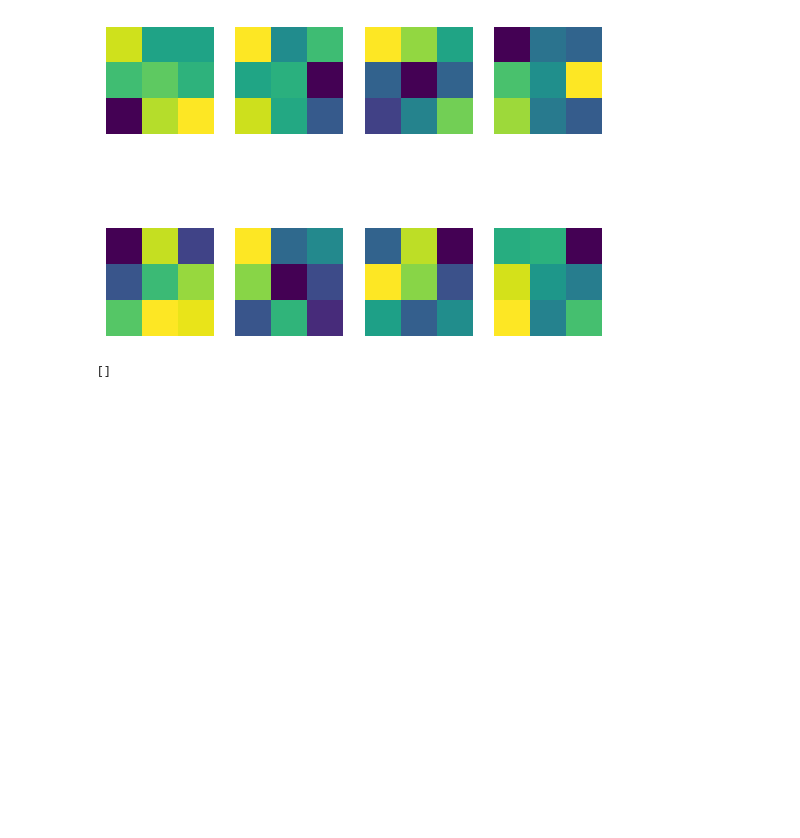
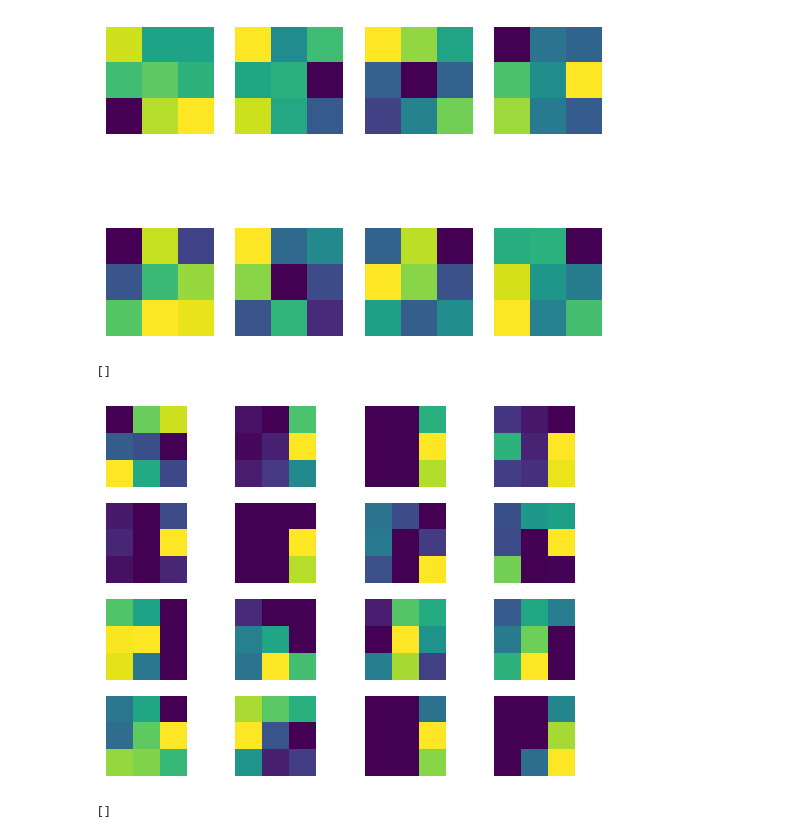
Before and after one commit to EricJahns/CNNvsFCC, a Jupyter notebook: main.ipynb, the cells around one changed output. Drawn from its saved outputs; the diff is of its cells as text; code cells hidden in the pictures; blank space fills up the shorter version.

```diff
--- a/main.ipynb
+++ b/main.ipynb
@@ -340,6 +359,20 @@ plt.plot()
 # %% [output]
 []
 [figure]
+# %%
+for j in range(16):
+    plt.subplot(4, 4, j + 1)
+    pred = cnn.pool(cnn.relu(cnn.conv1(image.to(DEVICE))))
+    pred2 = cnn.pool(cnn.relu(cnn.conv2(pred)))
+    pred3 = cnn.pool(cnn.relu(cnn.conv3(pred2)))
+    plt.imshow(pred3[0][j].cpu().detach().numpy())
+
+    plt.axis('off')
+
+plt.plot()
+# %% [output]
+[]
+[figure, added]
 # %%
 for j in range(16):
     plt.subplot(4, 4, j + 1)
```
Also changed, not shown: parts of 4 cells of this notebook.
